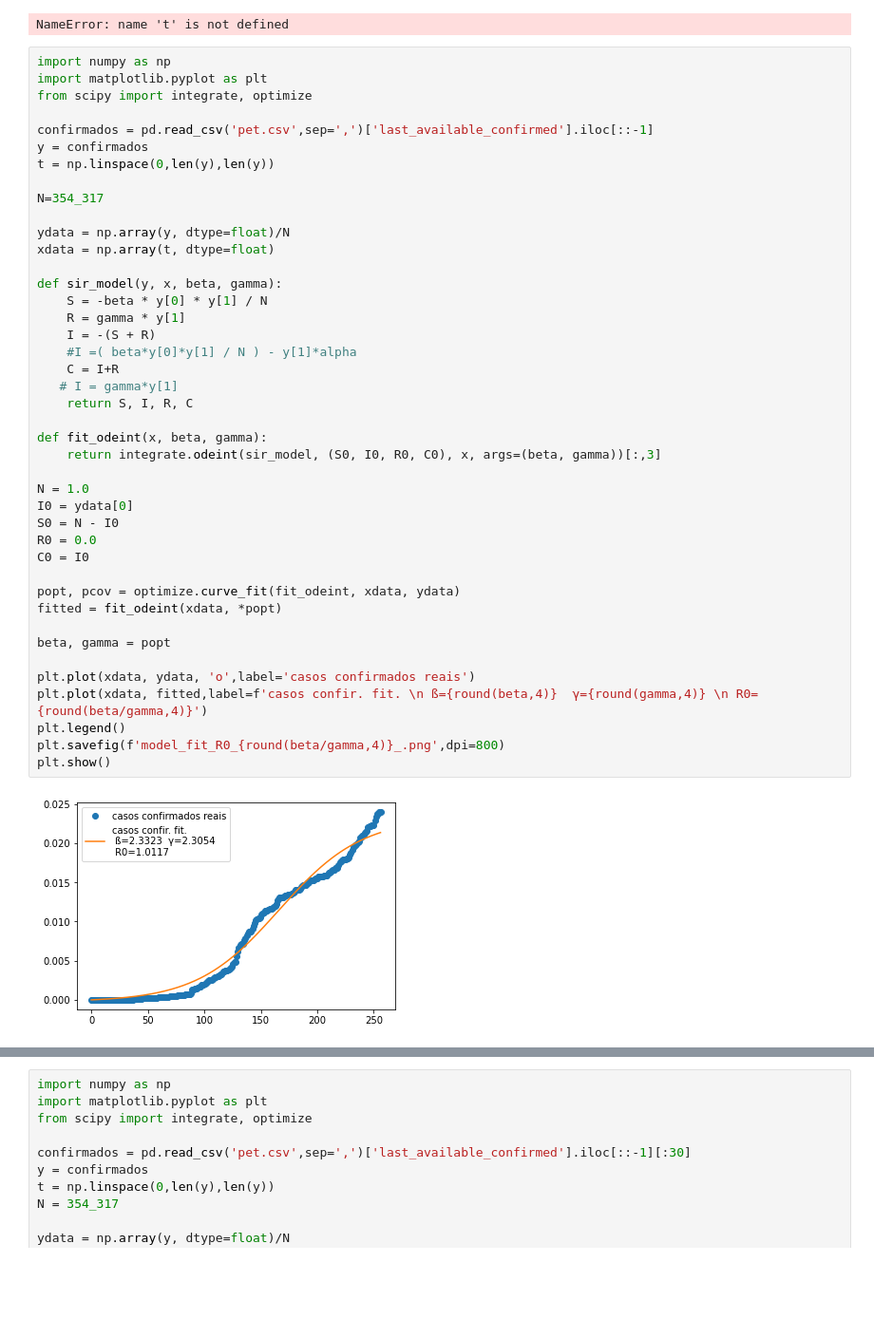
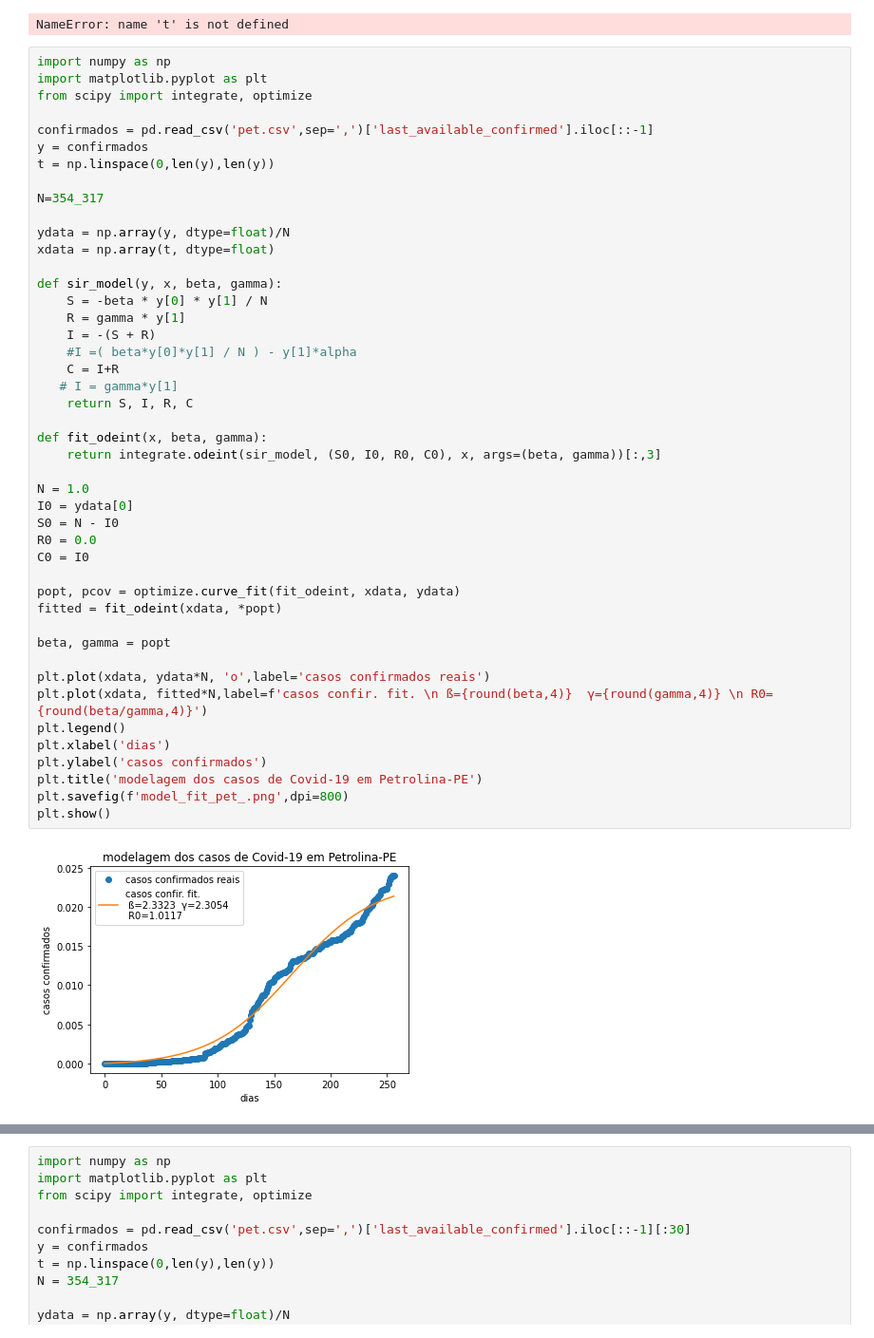
Before and after one commit to perseu912/covid_19, a Jupyter notebook: Untitled3.ipynb, the cells around one changed output, grey strips where cells are left out. Shown: that part at 95% size. Cells and saved outputs as stored; diff of their text form; blank space fills up the shorter version.

```diff
--- a/Untitled3.ipynb
+++ b/Untitled3.ipynb
@@ -53,34 +53,37 @@ N=354_317
 
 ydata = np.array(y, dtype=float)/N
 xdata = np.array(t, dtype=float)
 
 def sir_model(y, x, beta, gamma):
     S = -beta * y[0] * y[1] / N
     R = gamma * y[1]
     I = -(S + R)
     #I =( beta*y[0]*y[1] / N ) - y[1]*alpha
     C = I+R
    # I = gamma*y[1]
     return S, I, R, C
 
 def fit_odeint(x, beta, gamma):
     return integrate.odeint(sir_model, (S0, I0, R0, C0), x, args=(beta, gamma))[:,3]
 
 N = 1.0
 I0 = ydata[0]
 S0 = N - I0
 R0 = 0.0
 C0 = I0
 
 popt, pcov = optimize.curve_fit(fit_odeint, xdata, ydata)
 fitted = fit_odeint(xdata, *popt)
 
 beta, gamma = popt
 
-plt.plot(xdata, ydata, 'o',label='casos confirmados reais')
-plt.plot(xdata, fitted,label=f'casos confir. fit. \n ß={round(beta,4)}  γ={round(gamma,4)} \n R0={round(beta/gamma,4)}')
+plt.plot(xdata, ydata*N, 'o',label='casos confirmados reais')
+plt.plot(xdata, fitted*N,label=f'casos confir. fit. \n ß={round(beta,4)}  γ={round(gamma,4)} \n R0={round(beta/gamma,4)}')
 plt.legend()
-plt.savefig(f'model_fit_R0_{round(beta/gamma,4)}_.png',dpi=800)
+plt.xlabel('dias')
+plt.ylabel('casos confirmados')
+plt.title('modelagem dos casos de Covid-19 em Petrolina-PE')
+plt.savefig(f'model_fit_pet_.png',dpi=800)
 plt.show()
 # %% [output]
-[figure, old version]
+[figure, new version]
```
Also changed, not shown: parts of 7 cells of this notebook, 21 other files.
